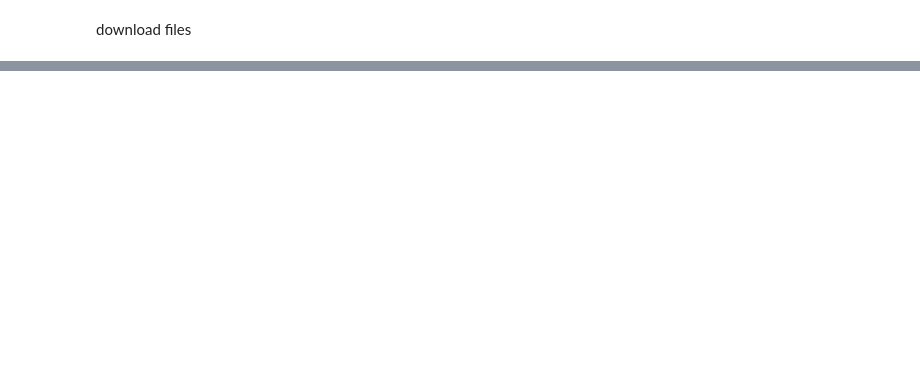
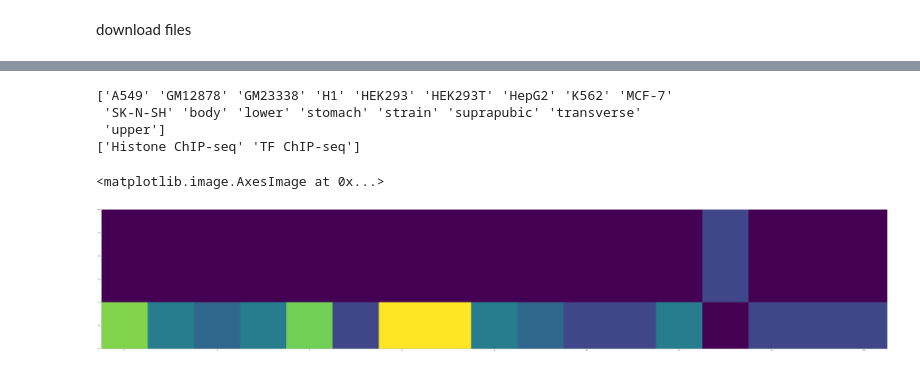
Before and after one commit to wuweitan/data-infrastructure, a Jupyter notebook: examples/Obtain experiment details from ENCODE.ipynb, the cells around one changed output, grey strips where cells are left out. Drawn from its saved outputs; the diff is of its cells as text; code cells hidden in the pictures; blank space fills up the shorter version.

```diff
--- a/examples/Obtain experiment details from ENCODE.ipynb
+++ b/examples/Obtain experiment details from ENCODE.ipynb
@@ -5,7 +6,8 @@ import matplotlib.pyplot as plt
 # %% [markdown]
 download files
 # %%
-experiment_list_name = 'file_list_tfchip_hg38_bednarrowpeak.txt'
+file_list = ['file_list_tfchip_hg38_bednarrowpeak.txt', 'file_list_atac_hg38_bednarrowpeak.txt', 'file_list_chiapet_hg38_bednarrowpeak.txt', 'file_list_dnase_hg38_bednarrowpeak.txt', 'file_list_histonechip_hg38_bednarrowpeak.txt', 'file_list_tfchip_hg38_bednarrowpeak.txt']
+experiment_list_name = file_list[4]
 #os.system('xargs -L 1 curl -O -J -L < ' + experiment_list_name)
 # %%
 experiment_list_temp = open(experiment_list_name).readlines()[1:]
@@ -19,8 +21,9 @@ print(experiment_list[0:5])
 # %%
+experiment_list = experiment_list[0:100]
 experiment_summary = {}
 headers = {'accept': 'application/json'}
 for experiment_i in experiment_list:
-    print(experiment_i)
+    #print(experiment_i)
     url = 'https://www.encodeproject.org/search/?searchTerm=' + experiment_i + '&frame=object'
     response = requests.get(url, headers=headers)
     experiment_summary[experiment_i] = {}
@@ -35,9 +38,9 @@ for experiment_i in experiment_list:
 cellline_list = []
 sequencing_method_list = []
 assembly_list = []
-for experiment_i in experiment_list[0:5]:
+for experiment_i in experiment_list:
     if('biobiosample_summary' in list(experiment_summary[experiment_i].keys())):
-        cellline_list.append(experiment_summary[experiment_i]['biobiosample_summary'])
+        cellline_list.append(experiment_summary[experiment_i]['biobiosample_summary'].split(' ')[0])
     if('assay_title' in list(experiment_summary[experiment_i].keys())):
         sequencing_method_list.append(experiment_summary[experiment_i]['assay_title'])
     if('assembly' in list(experiment_summary[experiment_i].keys())):
@@ -57,5 +47,0 @@ unique_sequencing_method_list = np.unique(sequencing_method_list)
-# %%
-data_availability_summary = np.zeros((len(unique_cellline_list), len(unique_sequencing_method_list)))
-for experiment_i in experiment_list[0:1010]:
-    if(('biobiosample_summary' in list(experiment_summary[experiment_i].keys())) & ('assay_title' in list(experiment_summary[experiment_i].keys())) & ('assembly' in list(experiment_summary[experiment_i].keys()))):
-        data_availability_summary[np.where(experiment_summary[experiment_i]['biobiosample_summary'] == unique_cellline_list)[0][0], np.where(experiment_summary[experiment_i]['assay_title'] == unique_sequencing_method_list)[0][0]] = data_availability_summary[np.where(experiment_summary[experiment_i]['biobiosample_summary'] == unique_cellline_list)[0][0], np.where(experiment_summary[experiment_i]['assay_title'] == unique_sequencing_method_list)[0][0]] + 1
@@ -74,0 +57,23 @@ ax.imshow(np.log(data_availability_summary + 1))
+# %%
+#file_list_tfchip_hg38_bednarrowpeak.txt
+unique_cellline_list = np.unique(cellline_list)
+print(unique_cellline_list)
+unique_sequencing_method_list = np.unique(sequencing_method_list)
+print(unique_sequencing_method_list)
+# %% [output]
+['A549' 'GM12878' 'GM23338' 'H1' 'HEK293' 'HEK293T' 'HepG2' 'K562' 'MCF-7'
+ 'SK-N-SH' 'body' 'lower' 'stomach' 'strain' 'suprapubic' 'transverse'
+ 'upper']
+['Histone ChIP-seq' 'TF ChIP-seq']
+# %%
+data_availability_summary = np.zeros((len(unique_cellline_list), len(unique_sequencing_method_list)))
+for experiment_i in experiment_list:
+    if(('biobiosample_summary' in list(experiment_summary[experiment_i].keys())) & ('assay_title' in list(experiment_summary[experiment_i].keys())) & ('assembly' in list(experiment_summary[experiment_i].keys()))):
+        index0 = np.where(experiment_summary[experiment_i]['biobiosample_summary'].split(' ')[0] == unique_cellline_list)[0][0]
+        index1 = np.where(experiment_summary[experiment_i]['assay_title'] == unique_sequencing_method_list)[0][0]
+        data_availability_summary[index0, index1] = data_availability_summary[index0, index1] + 1
+fig, ax = plt.subplots(figsize=(100, 20))
+ax.imshow(np.log(data_availability_summary + 1).T)
+# %% [output]
+<matplotlib.image.AxesImage at 0x...>
+[figure, added]
```
Also changed, not shown: parts of 13 cells of this notebook, 4 other files.
